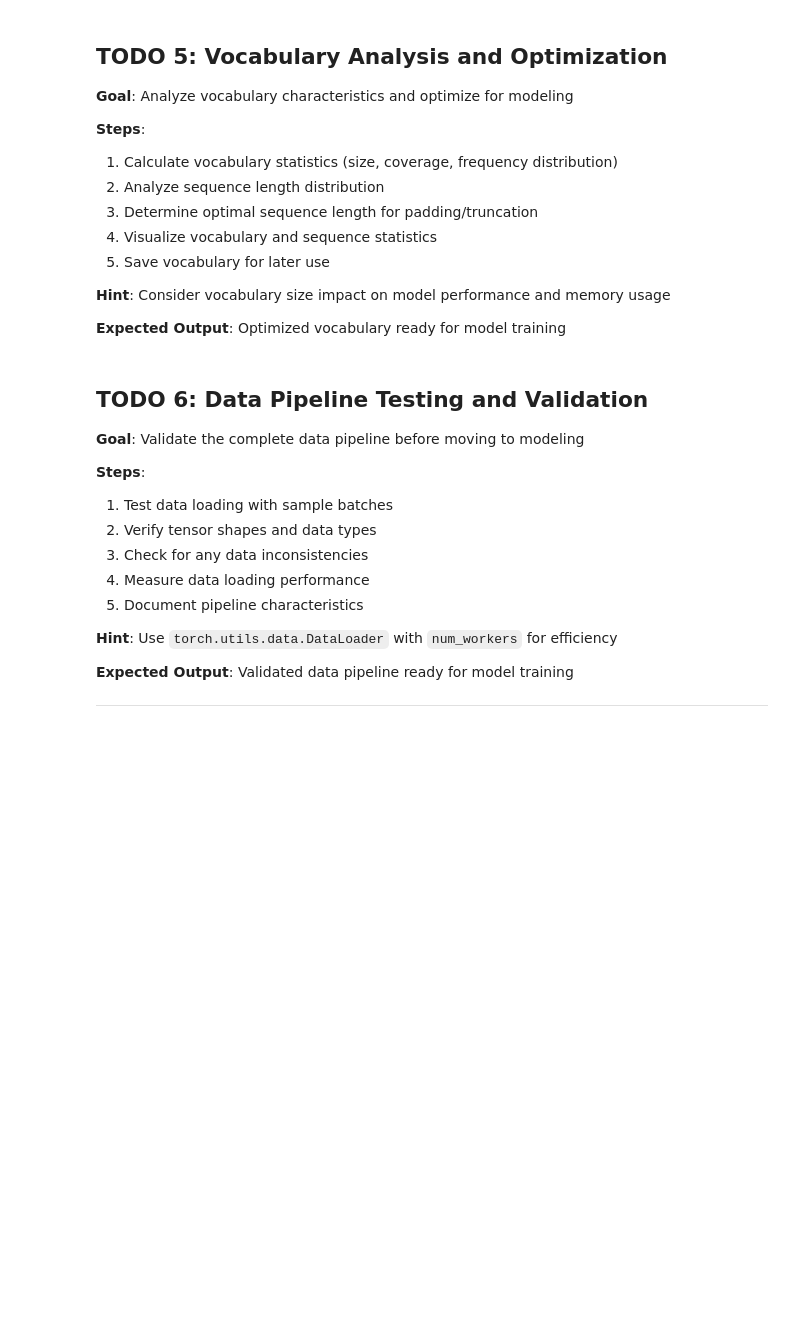
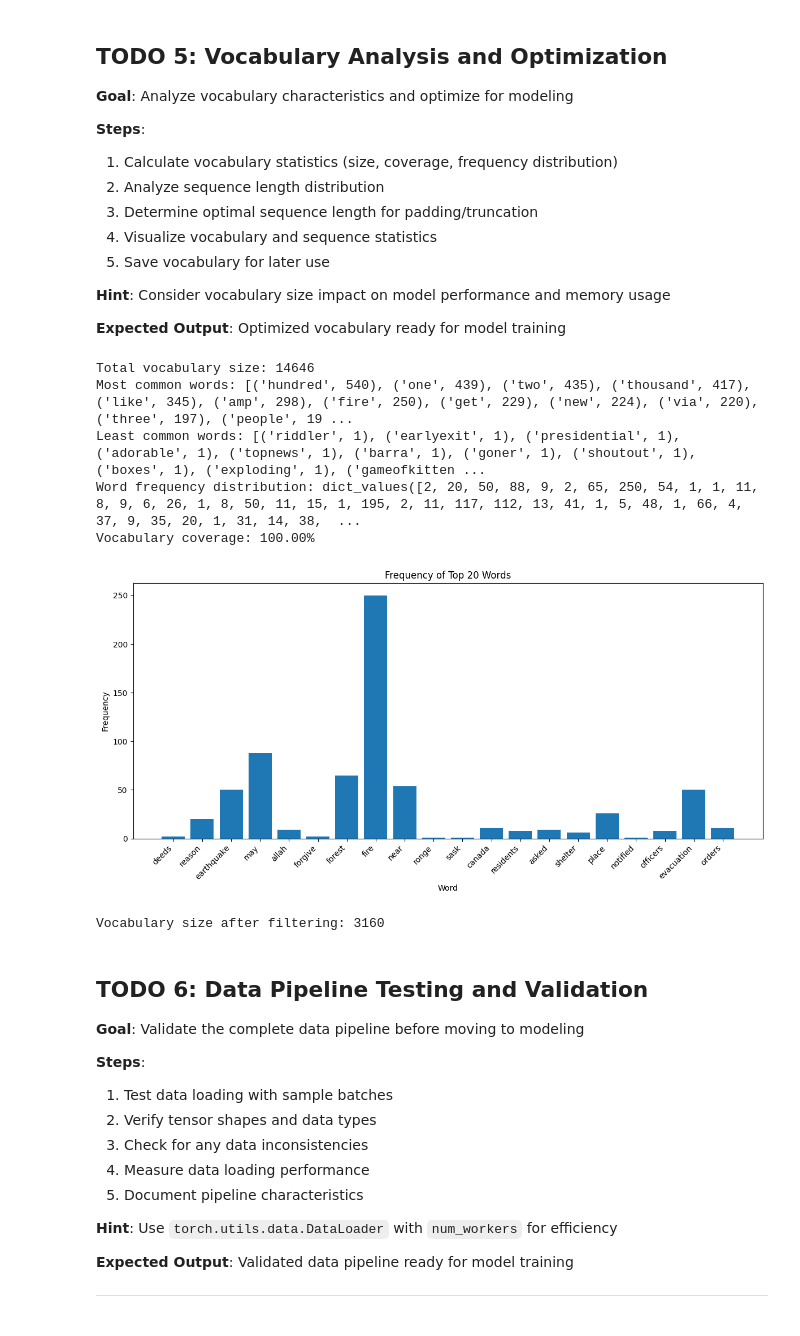
Before and after one commit to Tuminha/Predicting-Disaster-Tweets, a Jupyter notebook: notebooks/02_vocab_and_dataloader.ipynb, the cells around one changed output. Drawn from its saved outputs; the diff is of its cells as text; code cells hidden in the pictures; blank space fills up the shorter version.

```diff
--- a/notebooks/02_vocab_and_dataloader.ipynb
+++ b/notebooks/02_vocab_and_dataloader.ipynb
@@ -267,3 +264,64 @@ torch.Size([32])
+# %%
+# TODO 5: Vocabulary analysis and optimization
+# Your implementation here
+import matplotlib.pyplot as plt
+
+total_vocab_size = len(vocab_dict)
+print(f"Total vocabulary size: {total_vocab_size}")
+
+# Most common words
+most_common_words = count_words.most_common(20)
+print(f"Most common words: {most_common_words}")
+
+# Least common words
+least_common_words = count_words.most_common()[-20:]
+print(f"Least common words: {least_common_words}")
+
+# Word frequency distribution
+word_freq = count_words.values()
+print(f"Word frequency distribution: {word_freq}")
+
+# Vocabulary coverage
+coverage = (len(vocab_dict) / total_vocab_size) * 100
+print(f"Vocabulary coverage: {coverage:.2f}%")
+
+# Plot frequency of top 20 words
+plt.figure(figsize=(12, 6))
+# If count_words is a dict, extract keys (words) and values (frequencies)
+top_words = list(count_words.keys())[:20]
+top_freqs = list(count_words.values())[:20]
+plt.bar(top_words, top_freqs)
+plt.xlabel('Word')
+plt.ylabel('Frequency')
+plt.title('Frequency of Top 20 Words')
+plt.xticks(rotation=45, ha='right')
+plt.tight_layout()
+plt.show()
+# %% [output]
+Total vocabulary size: 14646
+Most common words: [('hundred', 540), ('one', 439), ('two', 435), ('thousand', 417), ('like', 345), ('amp', 298), ('fire', 250), ('get', 229), ('new', 224), ('via', 220), ('three', 197), ('people', 19 ...
+Least common words: [('riddler', 1), ('earlyexit', 1), ('presidential', 1), ('adorable', 1), ('topnews', 1), ('barra', 1), ('goner', 1), ('shoutout', 1), ('boxes', 1), ('exploding', 1), ('gameofkitten ...
+Word frequency distribution: dict_values([2, 20, 50, 88, 9, 2, 65, 250, 54, 1, 1, 11, 8, 9, 6, 26, 1, 8, 50, 11, 15, 1, 195, 2, 11, 117, 112, 13, 41, 1, 5, 48, 1, 66, 4, 37, 9, 35, 20, 1, 31, 14, 38,  ...
+Vocabulary coverage: 100.00%
+[figure, added]
+# %%
+# Based on Zipf's law, the frequency of the most common word is inversely proportional to its rank.
+# This means that the most common word appears twice as often as the second most common word,
+# three times as often as the third most common word, and so on.
+# This is a property of many natural languages and is known as Zipf's law.
+
+# To get rid of words that appear too frequently, we can set a threshold for the frequency.
+
+# Option 1: Keep words with frequency >= 5
+min_freq = 4
+vocab_dict = {"<PAD>": 0, "<UNK>": 1}
+for word, freq in count_words.most_common():
+    if freq >= min_freq:
+        vocab_dict[word] = len(vocab_dict)
+
+print(f"Vocabulary size after filtering: {len(vocab_dict)}")
+# %% [output]
+Vocabulary size after filtering: 3160
 # %% [markdown]
 ## TODO 6: Data Pipeline Testing and Validation
 
```
Also changed, not shown: parts of 3 cells of this notebook, 2 other files.
